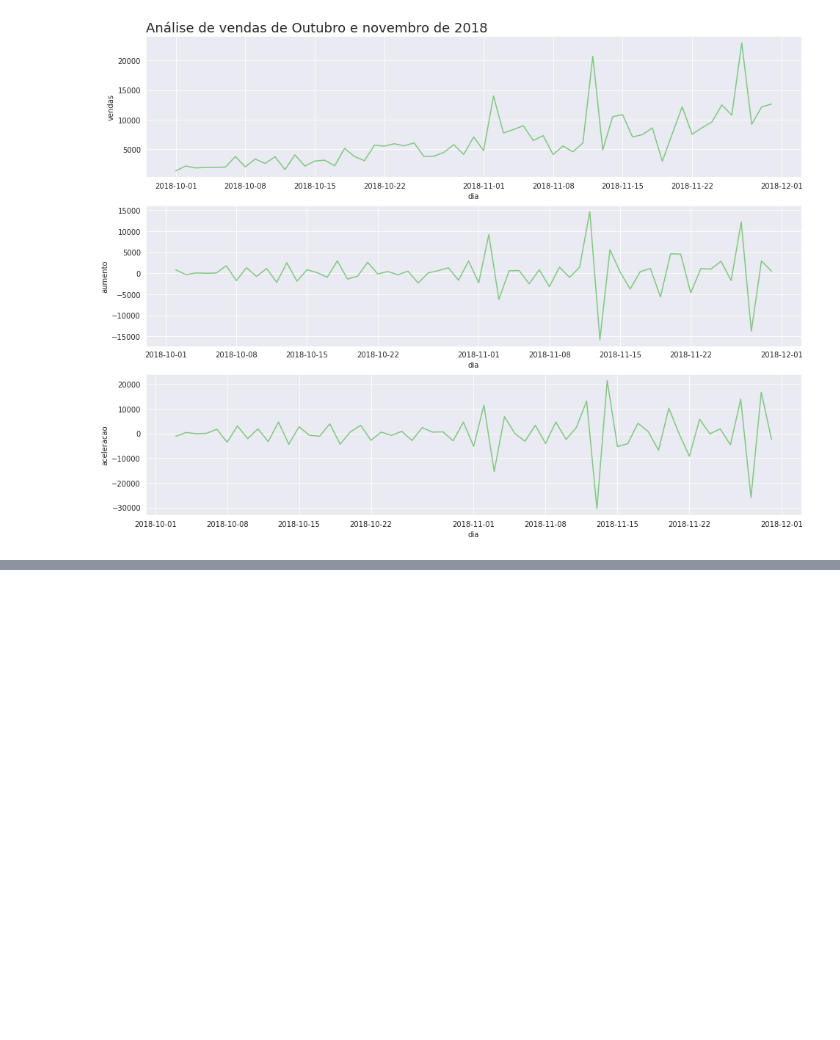
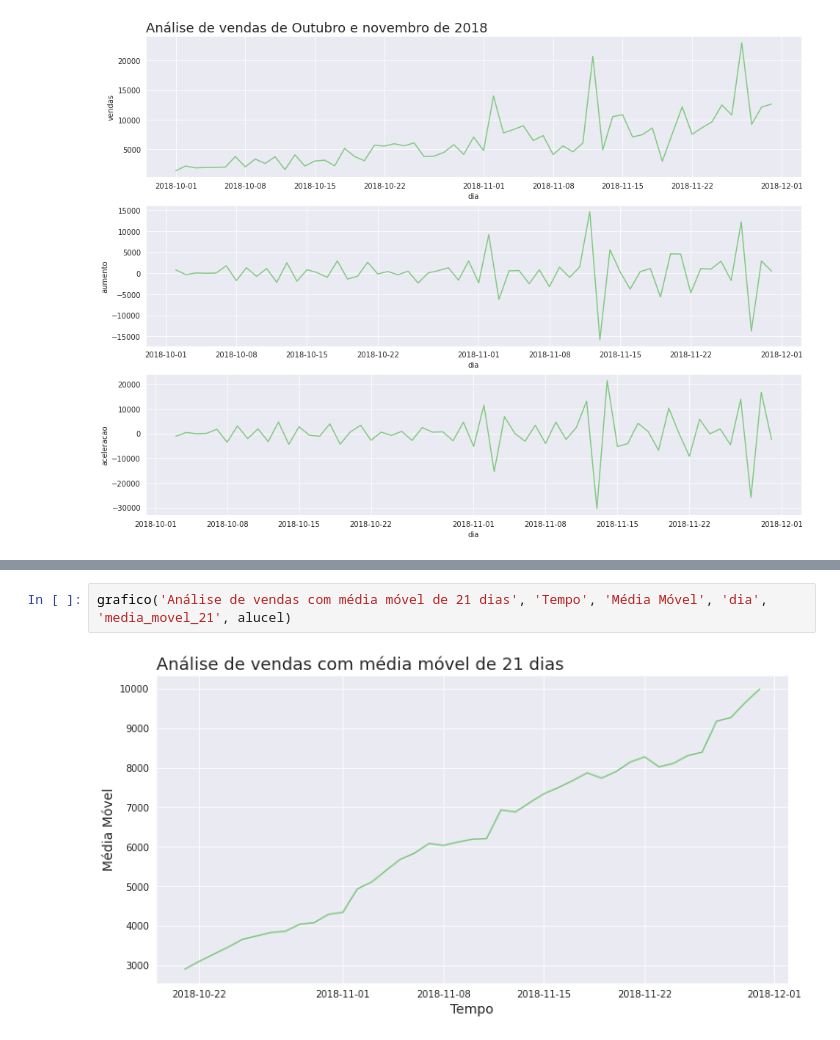
Before and after one commit to lumagri/Python_to_Data_Science, a Jupyter notebook: 8_DataScience_analises_de_series_temporais/TimeSeries.ipynb, the cells around one changed output, grey strips where cells are left out. Drawn from its saved outputs; the diff is of its cells as text; blank space fills up the shorter version.

```diff
--- a/8_DataScience_analises_de_series_temporais/TimeSeries.ipynb
+++ b/8_DataScience_analises_de_series_temporais/TimeSeries.ipynb
@@ -648,0 +673,4 @@ plot_comparacao('dia', 'vendas', 'aumento', 'aceleracao',
+# %%
+grafico('Análise de vendas com média móvel de 21 dias', 'Tempo', 'Média Móvel', 'dia', 'media_movel_21', alucel)
+# %% [output]
+[figure, added]
```
Also changed, not shown: parts of 6 cells of this notebook.
